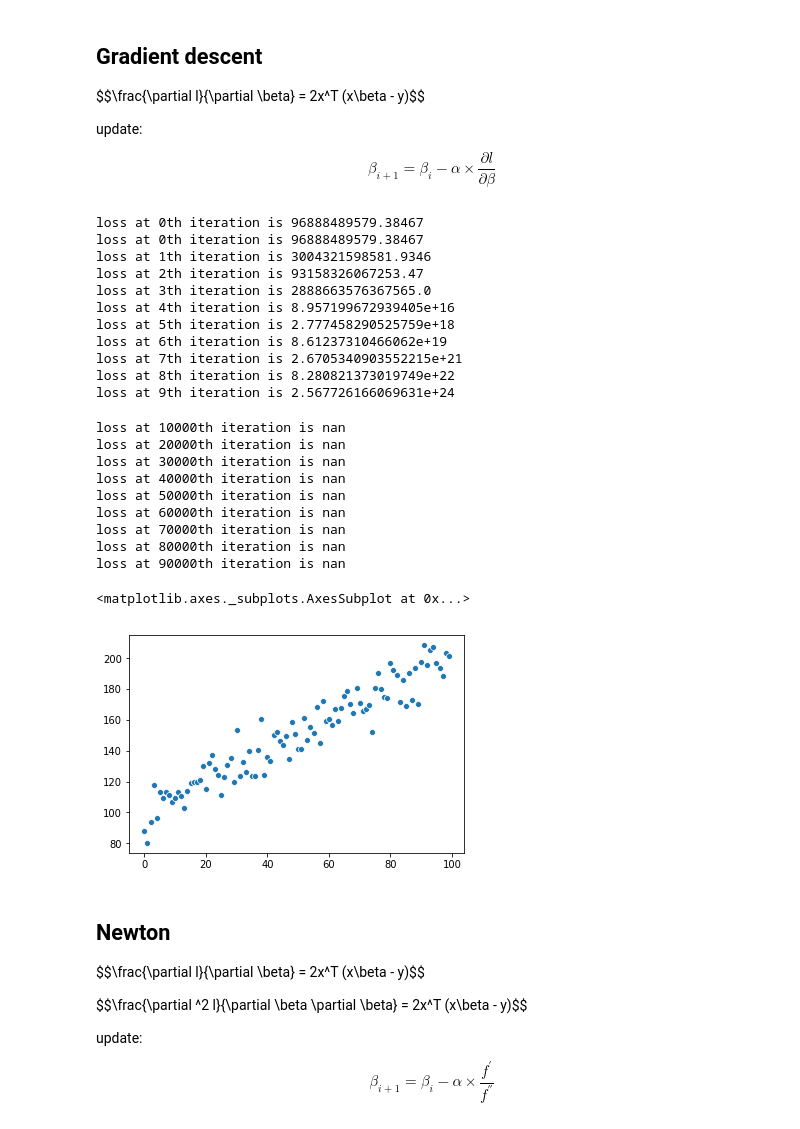
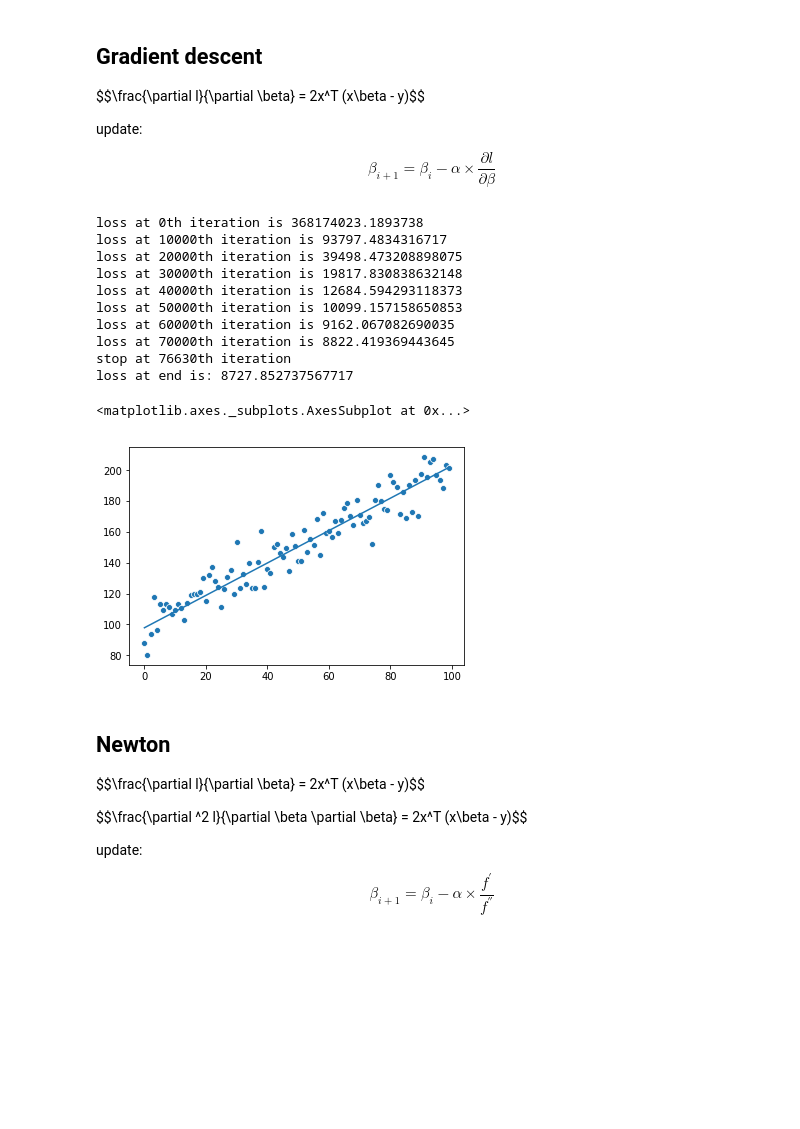
Before and after one commit to PL97/ML, a Jupyter notebook: exercise/linear programming.ipynb, the cells around one changed output. Saved outputs shown, nothing was run; the diff lists cells and outputs as text; code cells hidden in the pictures; blank space fills up the shorter version.

```diff
--- a/exercise/linear programming.ipynb
+++ b/exercise/linear programming.ipynb
@@ -45,54 +45,40 @@ $$\beta_{i+1} = \beta_{i} - \alpha \times \frac{\partial l}{\partial \beta}$$
 # %%
 import matplotlib.pyplot as plt
 
 plt.figure()
 sns.scatterplot(x, y)
 
 beta = np.array([100, 5]).reshape(-1, 1)
-lamda = 0.001
+lamda = 0.0001
 
 for i in range(100000):
     loss = (np.dot(new_x, beta) - new_y)
     gradient = 2 * np.dot(new_x.transpose(),  loss)
     old = beta
     beta = beta - lamda * gradient /new_x.shape[0]
     cost = np.sum(np.square(np.dot(new_x, beta) - new_y))
-    if i < 10:
-        print('loss at {}th iteration is {}'.format(i, cost))
     if i % 10000 == 0:
         print('loss at {}th iteration is {}'.format(i, cost))
-    if(cost < 100):
-        break
     change = np.sum(np.square(old - beta))
     if change < pow(10, -8):
         print('stop at %dth iteration'%i)
         print('loss at end is: {}'.format(cost))
         break
 
 sns.lineplot(x, np.dot(new_x, beta).flatten())
 # %% [output]
-loss at 0th iteration is 96888489579.38467
-loss at 0th iteration is 96888489579.38467
-loss at 1th iteration is 3004321598581.9346
-loss at 2th iteration is 93158326067253.47
-loss at 3th iteration is 2888663576367565.0
-loss at 4th iteration is 8.957199672939405e+16
-loss at 5th iteration is 2.777458290525759e+18
-loss at 6th iteration is 8.61237310466062e+19
-loss at 7th iteration is 2.6705340903552215e+21
-loss at 8th iteration is 8.280821373019749e+22
-loss at 9th iteration is 2.567726166069631e+24
+loss at 0th iteration is 368174023.1893738
+loss at 10000th iteration is 93797.4834316717
+loss at 20000th iteration is 39498.473208898075
+loss at 30000th iteration is 19817.830838632148
+loss at 40000th iteration is 12684.594293118373
+loss at 50000th iteration is 10099.157158650853
+loss at 60000th iteration is 9162.067082690035
+loss at 70000th iteration is 8822.419369443645
+stop at 76630th iteration
+loss at end is: 8727.852737567717
-loss at 10000th iteration is nan
-loss at 20000th iteration is nan
-loss at 30000th iteration is nan
-loss at 40000th iteration is nan
-loss at 50000th iteration is nan
-loss at 60000th iteration is nan
-loss at 70000th iteration is nan
-loss at 80000th iteration is nan
-loss at 90000th iteration is nan
+<matplotlib.axes._subplots.AxesSubplot at 0x...>
-<matplotlib.axes._subplots.AxesSubplot at 0x...>
-[figure, old version]
+[figure, new version]
 # %% [markdown]
 ## Newton
 $$\frac{\partial l}{\partial \beta} = 2x^T \(x\beta - y\)\$$
```
Also changed, not shown: parts of 1 cell of this notebook, 1 other file.
